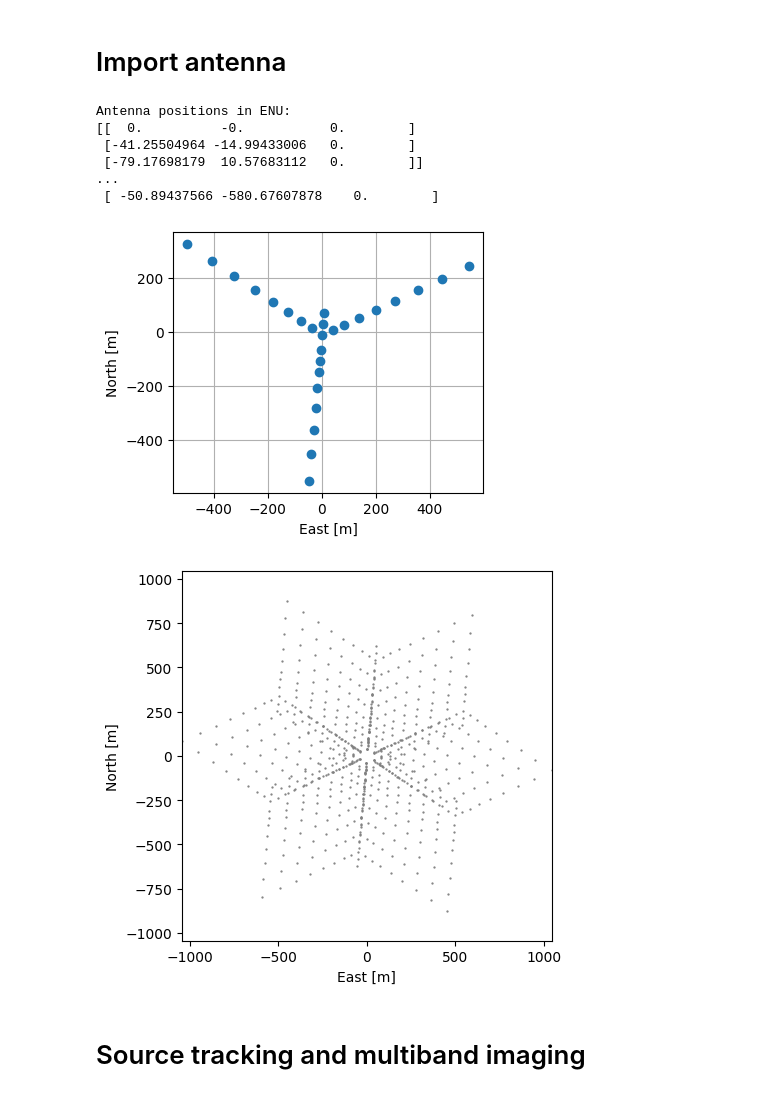
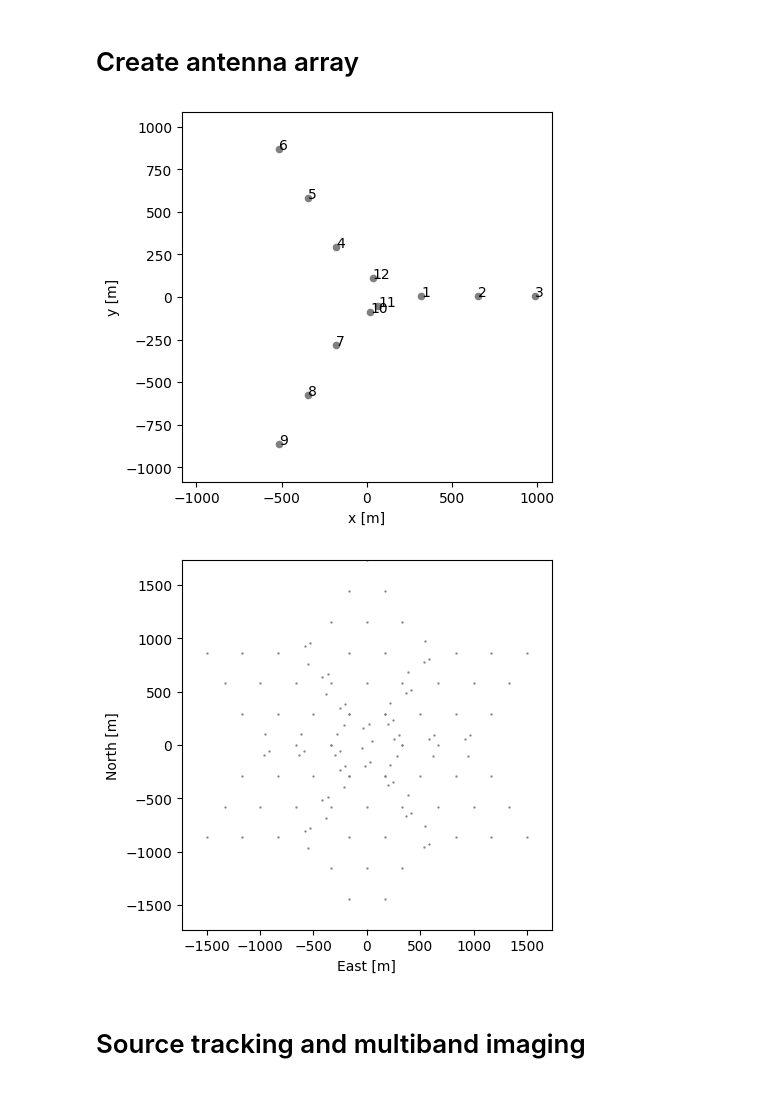
Before and after one commit to CentofantiEze/argosim, a Jupyter notebook: notebooks/radio_imaging_demo.ipynb, the cells around one changed output. Drawn from its saved outputs; the diff is of its cells as text; code cells hidden in the pictures.

```diff
--- a/notebooks/radio_imaging_demo.ipynb
+++ b/notebooks/radio_imaging_demo.ipynb
@@ -9,37 +9,20 @@ from argosim.imaging_utils import *
 # %%
 import numpy.random as rnd
 # %% [markdown]
-# Import antenna
+# Create antenna array
-# %%
-antenna = np.genfromtxt('../configs/arrays/vlad.enu.txt')
-# antenna = np.genfromtxt('../configs/arrays/kat-7.enu.txt')
-antenna = np.append(antenna, np.zeros((antenna.shape[0],1)), axis=1)
-antenna[:,1] = -antenna[:,1]
-print('Antenna positions in ENU:')
-print(antenna[:3],'\n...\n',antenna[-1])
-# %% [output]
-Antenna positions in ENU:
-[[  0.          -0.           0.        ]
- [-41.25504964 -14.99433006   0.        ]
- [-79.17698179  10.57683112   0.        ]]
-...
- [ -50.89437566 -580.67607878    0.        ]
-# %%
-fig = plt.figure(figsize=(4,4))
-plt.plot((antenna[:,0]-np.mean(antenna[:,0])), \
-         (antenna[:,1]-np.mean(antenna[:,1])) ,'o')
-plt.gca().set_aspect('equal')
-plt.grid('minor')
-plt.xlabel('East [m]')
-plt.ylabel('North [m]')
-plt.show()
-# %% [output]
-[figure, removed]
+# %%
+antenna_y = y_antenna_arr(n_antenna=3, r=1e3)
+antenna_rand = random_antenna_arr(n_antenna=3, E_lim=250, N_lim=250)
+antenna = combine_antenna_arr(antenna_y, antenna_rand)
+
+plot_antenna_arr(antenna)
+# %% [output]
+[figure, added]
 # %%
 baselines = get_baselines(antenna)
 plot_baselines(baselines, ENU=True)
 # %% [output]
-[figure, old version]
+[figure, new version]
 # %% [markdown]
 # Source tracking and multiband imaging
 # %%
```
Also changed, not shown: parts of 5 cells of this notebook.
